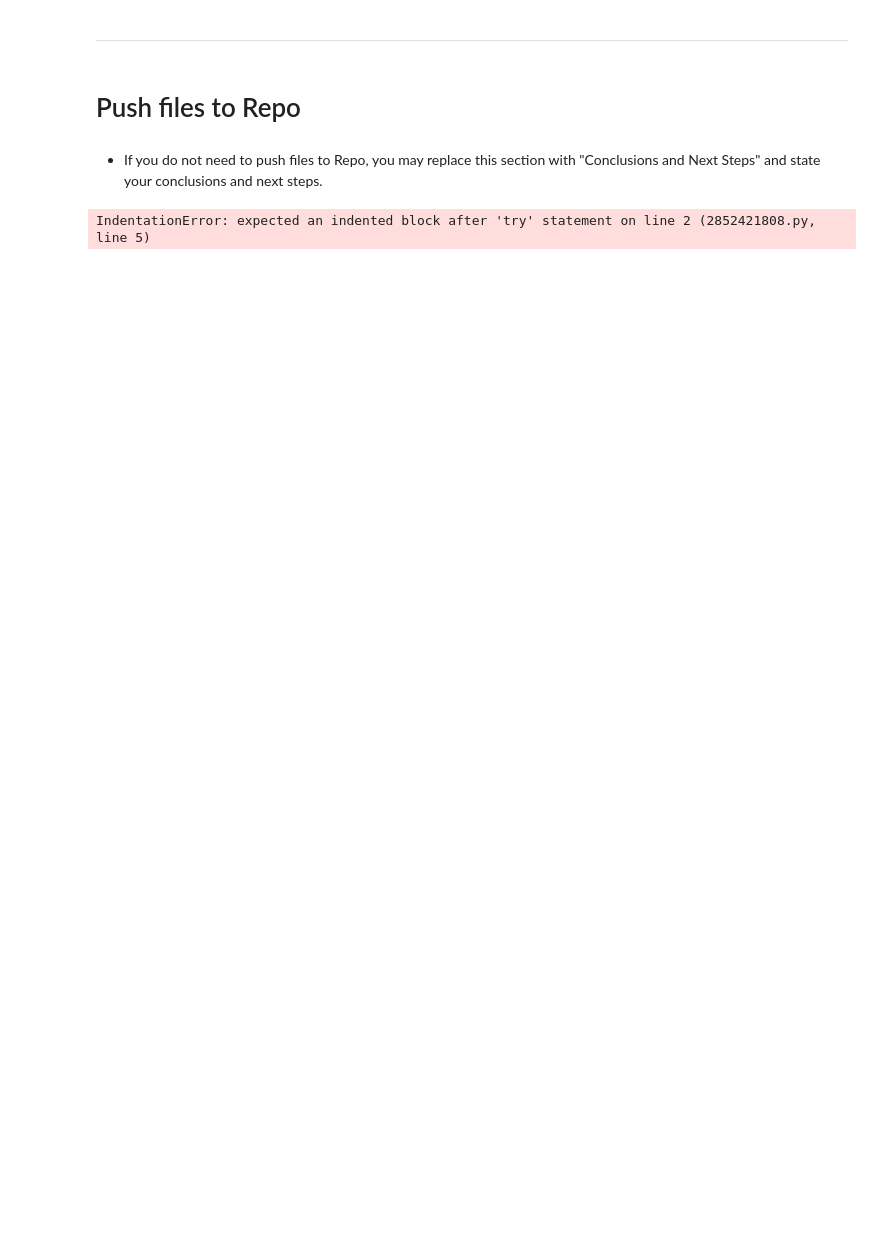
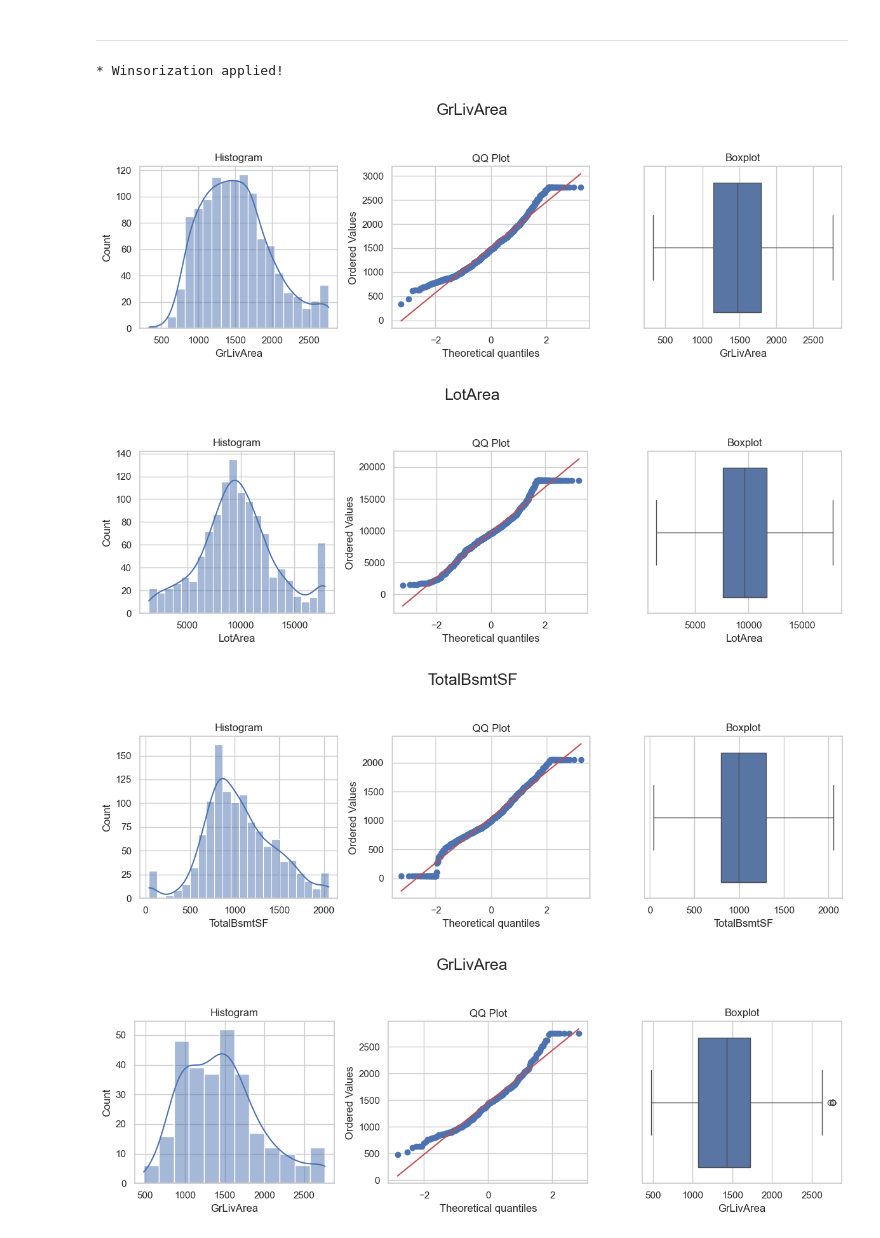
Before and after one commit to David5p/heritage-housing, a Jupyter notebook: jupyter_notebooks/FeatureEngineering copy.ipynb, the cells around one changed output. Drawn from its saved outputs; the diff is of its cells as text; code cells hidden in the pictures; blank space fills up the shorter version.

Commit message:
Fix file path and add winsorization

```diff
--- a/jupyter_notebooks/FeatureEngineering copy.ipynb
+++ b/jupyter_notebooks/FeatureEngineering copy.ipynb
@@ -216,3 +239,0 @@ The median is preferred over the mean because it functions better with outliers
-# %%
-# Fill missing value with the median
-TrainSet[numeric_vars] = TrainSet[numeric_vars].fillna(TrainSet[numeric_vars].median())
@@ -239,15 +240,33 @@ NOTE
 # %% [markdown]
 ---
-# %% [markdown]
-# Push files to Repo
-# %% [markdown]
-* If you do not need to push files to Repo, you may replace this section with "Conclusions and Next Steps" and state your conclusions and next steps.
-# %%
-import os
-try:
-  # create here your folder
-  # os.makedirs(name='')
-except Exception as e:
-  print(e)
-# %% [output]
-IndentationError: expected an indented block after 'try' statement on line 2 (2852421808.py, line 5)
+# %%
+from feature_engine.outliers import Winsorizer
+
+# Select numeric variables for Winsorization (only skewed ones)
+winsor_vars = ['GrLivArea', 'LotArea', 'TotalBsmtSF']
+
+# Fit on TrainSet, transform TestSet
+winsor = Winsorizer(
+    capping_method='iqr',
+    tail='both',
+    fold=1.5,
+    variables=winsor_vars
+)
+
+TrainSet = winsor.fit_transform(TrainSet)
+TestSet = winsor.transform(TestSet)
+
+print("* Winsorization applied!")
+# %% [output]
+* Winsorization applied!
+# %%
+#Evaluate Winsorization visually
+for col in ['GrLivArea', 'LotArea', 'TotalBsmtSF']:
+    diagnostic_plots(TrainSet, col)
+for col in winsor_vars:
+    diagnostic_plots(TestSet, col)
+# %% [output]
+[figure, added]
+[figure, added]
+[figure, added]
+[figure, added]
```
Also changed, not shown: parts of 29 cells of this notebook.
